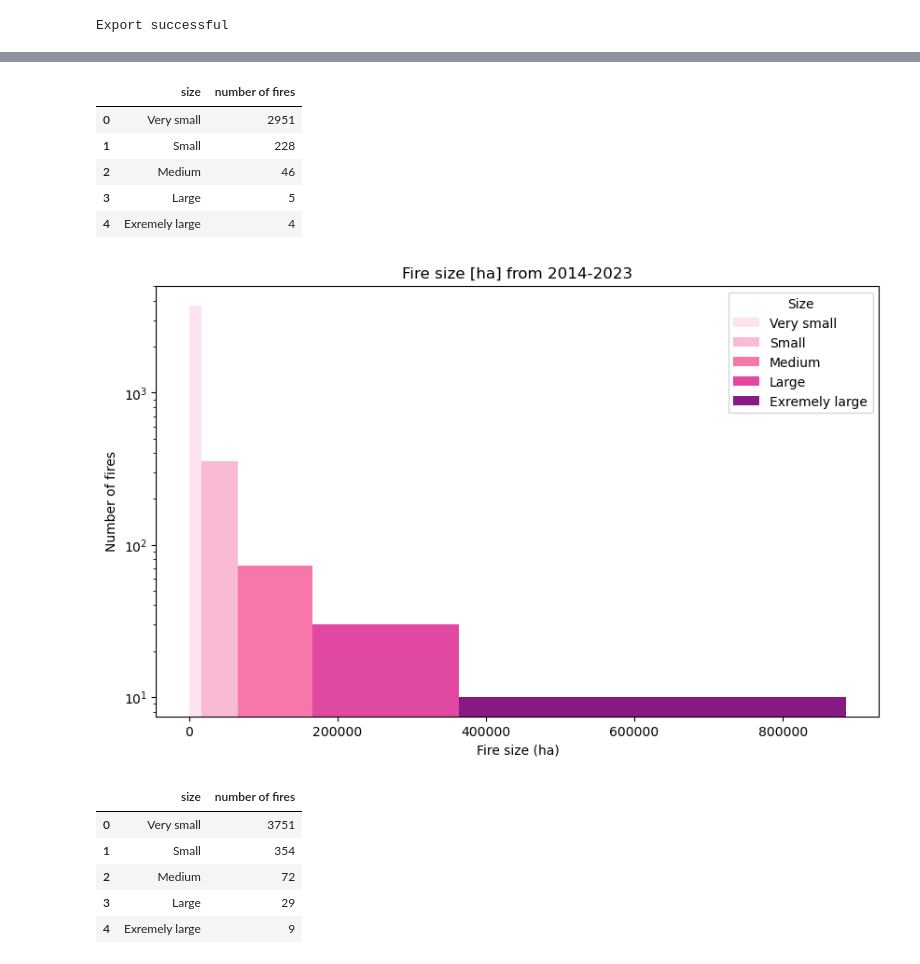
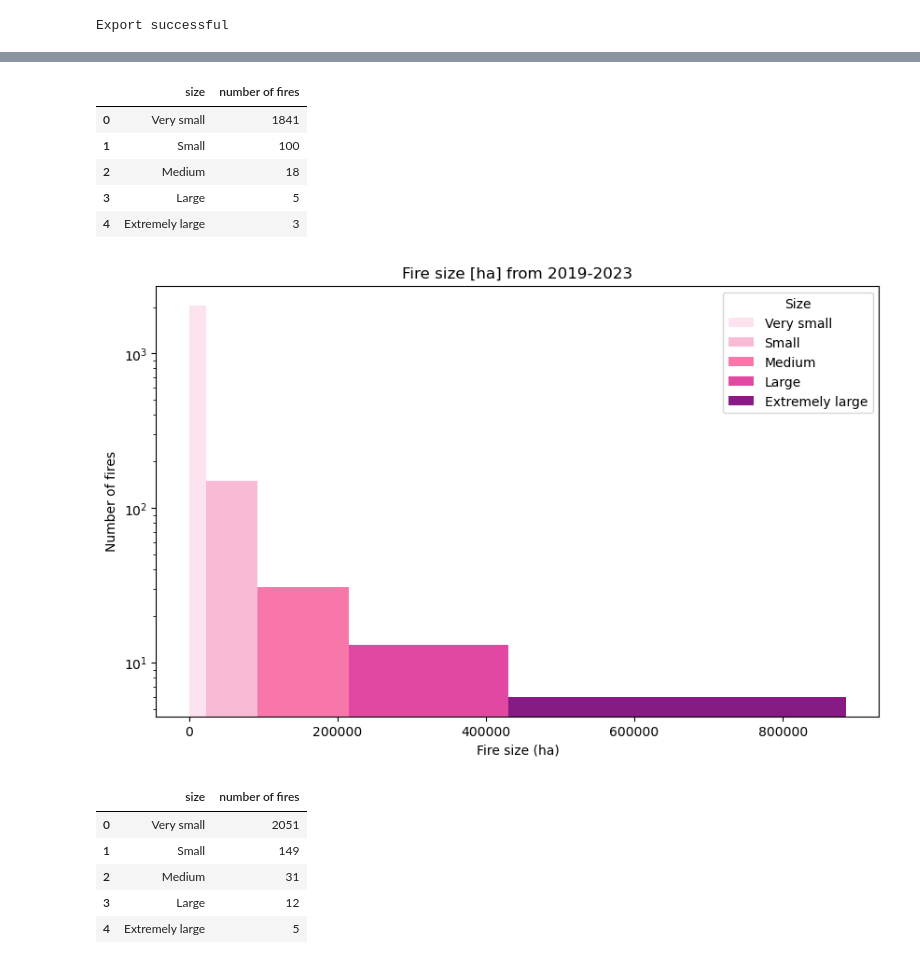
Before and after one commit to sarahhuser/Wildfire, a Jupyter notebook: notebook/Classes_Histograms.ipynb, the cells around one changed output, grey strips where cells are left out. Saved outputs shown, nothing was run; the diff lists cells and outputs as text; code cells hidden in the pictures.

```diff
--- a/notebook/Classes_Histograms.ipynb
+++ b/notebook/Classes_Histograms.ipynb
@@ -2,7 +2,7 @@
 import pandas as pd
 
 # 2. Loading data
-fire_04_23 = pd.read_csv("../data/fire_04_23.csv", sep = ",") #../ ist nötig, damit man aus dem notbook ordner kommmt und dann in den datd ordner
+fire_14_23 = pd.read_csv("../data/fire_14_23.csv", sep = ",") #../ ist nötig, damit man aus dem notbook ordner kommmt und dann in den datd ordner
 
 print("Data loaded successfully")
 # %% [output]
@@ -11,7 +11,7 @@ Data loaded successfully
 # 3. Creating classes
 import jenkspy
 
-data = fire_04_23['size_ha']
+data = fire_14_23['size_ha']
 
 # Calculate Natural Breaks (Jenks)
 breaks = jenkspy.jenks_breaks(data, n_classes=5)
@@ -22,11 +22,11 @@ labels = [
     "Small",
     "Medium",
     "Large",
-    "Exremely large"
+    "Extremely large"
 ]
 
 # Create classes
-classes = pd.cut(fire_04_23['size_ha'], bins=breaks, include_lowest=True)
+classes = pd.cut(fire_14_23['size_ha'], bins=breaks, include_lowest=True)
 # pd.cut nimmt die Werte von fire und ordnet sie Klassen zu
 # inlcude_lowest = TRUE bewirkt dass der erste Wert auch in der ersten Klasse is (sonst wäre er nicht enthalten und es würde ein NaN geben)
 
@@ -57,6 +57,6 @@ table
 # %%
 # Adding the labels to the copy csv of fire_04_23
-fire_tot = fire_04_23.copy()
+fire_tot = fire_14_23.copy()
 
 fire_tot['size'] = pd.cut(
     fire_tot['size_ha'],
@@ -65,7 +65,7 @@ fire_tot['size'] = pd.cut(
     include_lowest = True
 )
 
-print(fire_04_23['size'].value_counts().sort_index())
+print(fire_tot['size'].value_counts().sort_index())
 
 
 display(fire_tot.head(5))
@@ -92,15 +114,15 @@ Export successful
 # %%
-# 3. Histogram for 2004 - 2013
+# 3. Histogram for 2014 - 2018
 import matplotlib.pyplot as plt
 from matplotlib.ticker import FuncFormatter
 
-# Years 2004-2013
-histo_04_13 = fire_tot[
-    (fire_tot['year'] >= 2004) &
-    (fire_tot['year'] <= 2013)
+# Years 2014-2018
+histo_14_18 = fire_tot[
+    (fire_tot['year'] >= 2014) &
+    (fire_tot['year'] <= 2018)
 ]
 
-Graph1 = histo_04_13['size_ha']
+Graph1 = histo_14_18['size_ha']
 
 # Colors for each class
 colors = [
@@ -136,7 +158,7 @@ plt.yscale('log')
 # Labels
 plt.xlabel('Fire size (ha)')
 plt.ylabel('Number of fires')
-plt.title('Fire size [ha] form 2004-2013')
+plt.title('Fire size [ha] form 2014-2018')
 plt.legend(title = 'Size')
 
 # Show plot
@@ -146,31 +168,31 @@ plt.show()
 # %%
 # 4. Table for 2004 - 2013
 
-table_04_13 = (histo_04_13['size'].value_counts().reset_index())
+table_14_18 = (histo_14_18['size'].value_counts().reset_index())
 
-table_04_13.columns = ['size', 'number of fires']
+table_14_18.columns = ['size', 'number of fires']
 
-table_04_13
+table_14_18
 # %% [output]
 |  | size | number of fires |
-| 0 | Very small | 2951 |
-| 1 | Small | 228 |
-| 2 | Medium | 46 |
+| 0 | Very small | 1841 |
+| 1 | Small | 100 |
+| 2 | Medium | 18 |
 | 3 | Large | 5 |
-| 4 | Exremely large | 4 |
+| 4 | Extremely large | 3 |
 # %%
-# 5. Histogram for 2014 - 2023
+# 5. Histogram for 2019 - 2023
 import matplotlib.pyplot as plt
 from matplotlib.ticker import FuncFormatter
 import jenkspy
 
-# Years 2004-2013
-histo_14_23 = fire_tot[
-    (fire_tot['year'] >= 2014) &
+# Years 2019-2023
+histo_19_23 = fire_tot[
+    (fire_tot['year'] >= 2019) &
     (fire_tot['year'] <= 2023)
 ]
 
-Graph2 = histo_14_23['size_ha']
+Graph2 = histo_19_23['size_ha']
 
 # Colors for each class
 colors = [
@@ -184,47 +206,47 @@ colors = [
 # Create figure
 plt.figure(figsize=(10,6))
 
 # Plot each class separately
 for i in range(len(breaks)-1):
 
     class_data = Graph2[
         (Graph2 >= breaks[i]) &
         (Graph2 <= breaks[i+1])
     ]
 
     plt.hist(
         class_data,
         bins=[breaks[i], breaks[i+1]],
         color=colors[i],
         alpha=0.9,
         label=labels[i]
     )
 
 # logarithmische y-Achse
 plt.yscale('log')
 
 # Labels
 plt.xlabel('Fire size (ha)')
 plt.ylabel('Number of fires')
-plt.title('Fire size [ha] from 2014-2023')
+plt.title('Fire size [ha] from 2019-2023')
 plt.legend(title = 'Size')
 
 # Show plot
 plt.show()
 # %% [output]
-[figure, old version]
+[figure, new version]
 # %%
 # 6. Table for 2014 - 2023
 
-table_14_23 = (histo_14_23['size'].value_counts().reset_index())
+table_19_23 = (histo_19_23['size'].value_counts().reset_index())
 
-table_14_23.columns = ['size', 'number of fires']
+table_19_23.columns = ['size', 'number of fires']
 
-table_14_23
+table_19_23
 # %% [output]
 |  | size | number of fires |
-| 0 | Very small | 3751 |
-| 1 | Small | 354 |
-| 2 | Medium | 72 |
-| 3 | Large | 29 |
-| 4 | Exremely large | 9 |
+| 0 | Very small | 2051 |
+| 1 | Small | 149 |
+| 2 | Medium | 31 |
+| 3 | Large | 12 |
+| 4 | Extremely large | 5 |
```
Also changed, not shown: parts of 5 cells of this notebook, 5 other files.
